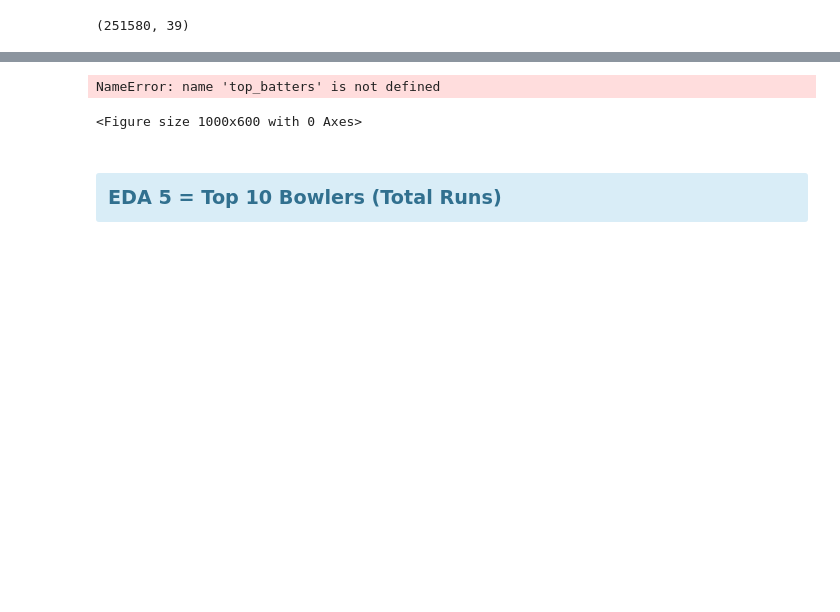
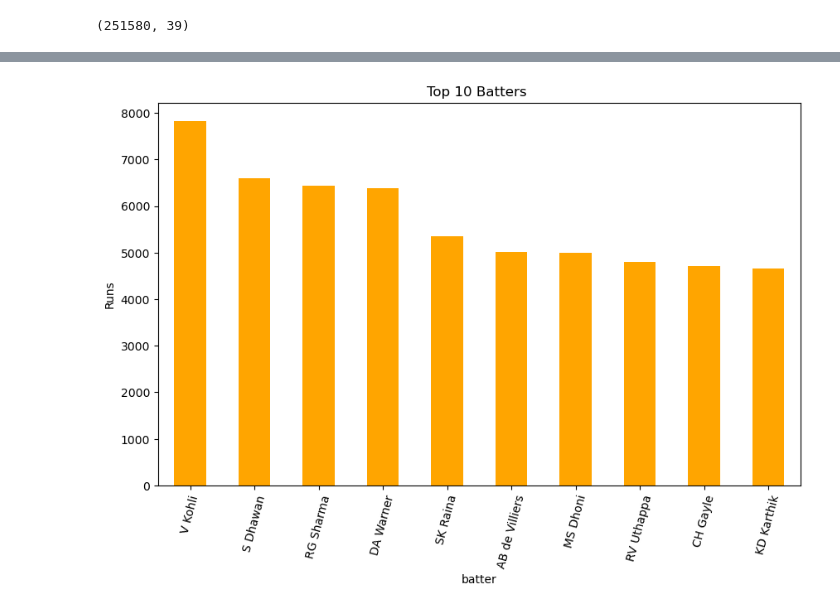
Before and after one commit to MuskanPtl12/IPL-Data-Analysis, a Jupyter notebook: Notebooks/03_EDA.ipynb, the cells around one changed output, grey strips where cells are left out. Cells and saved outputs as stored; diff of their text form; code cells hidden in the pictures; blank space fills up the shorter version.

```diff
--- a/Notebooks/03_EDA.ipynb
+++ b/Notebooks/03_EDA.ipynb
@@ -251,21 +296,18 @@ top_batters
 # %%
 plt.figure(figsize=(10,6))
 
 top_batters["Runs"].plot(
 
     kind="bar",
-    color="RGB: 255, 165, 0"
+    color="#FFA500"
 )
 
 plt.title( "Top 10 Batters ")
 
 plt.ylabel("Runs")
 
 plt.xticks(rotation=75)
 
 plt.show()
 # %% [output]
-NameError: name 'top_batters' is not defined
-<Figure size 1000x600 with 0 Axes>
+[figure, added]
-# %% [markdown]
-### <div class="alert alert-block alert-info"><b>EDA 5 = Top 10 Bowlers (Total Runs)<b><div>
```
Also changed, not shown: parts of 23 cells of this notebook, 2 other files.
